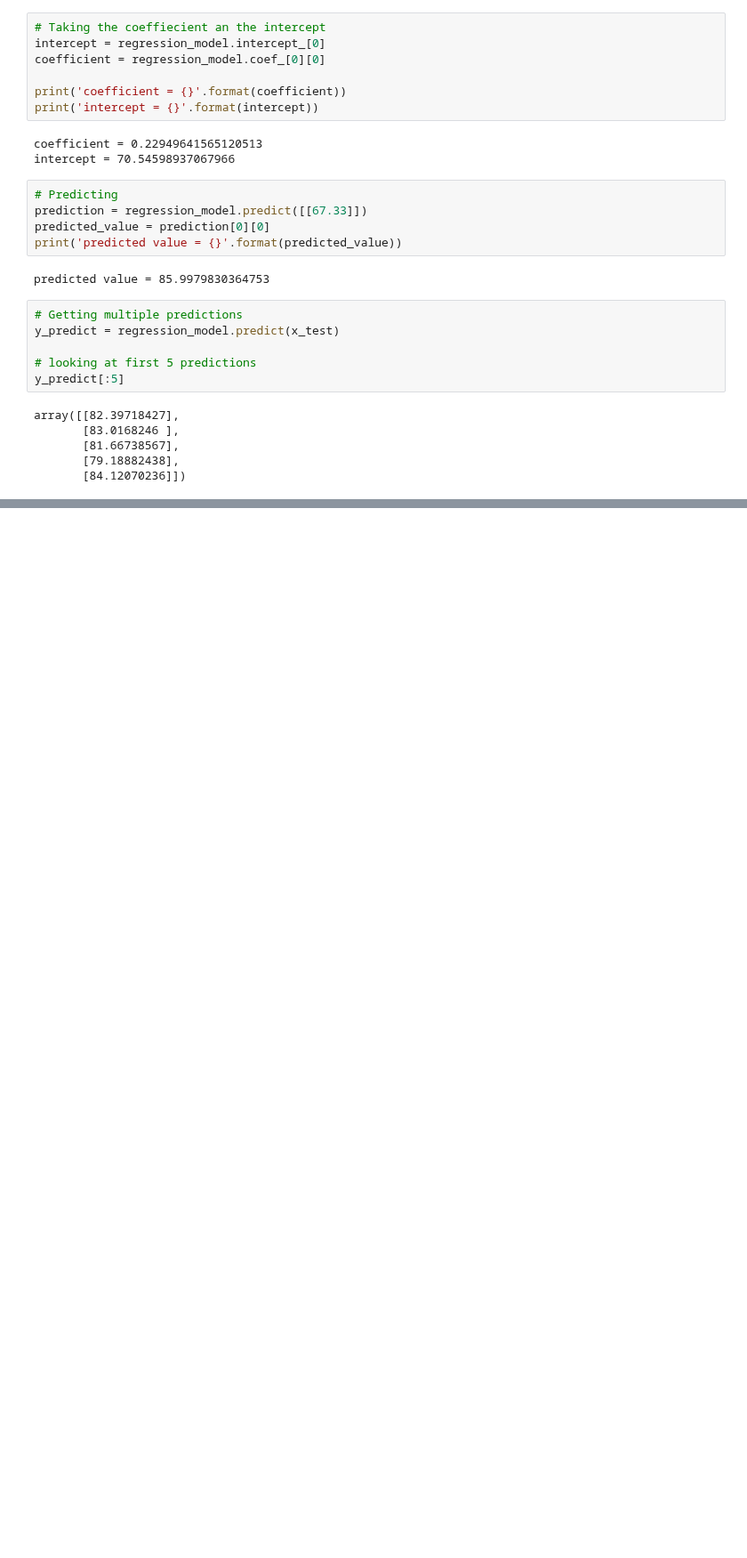
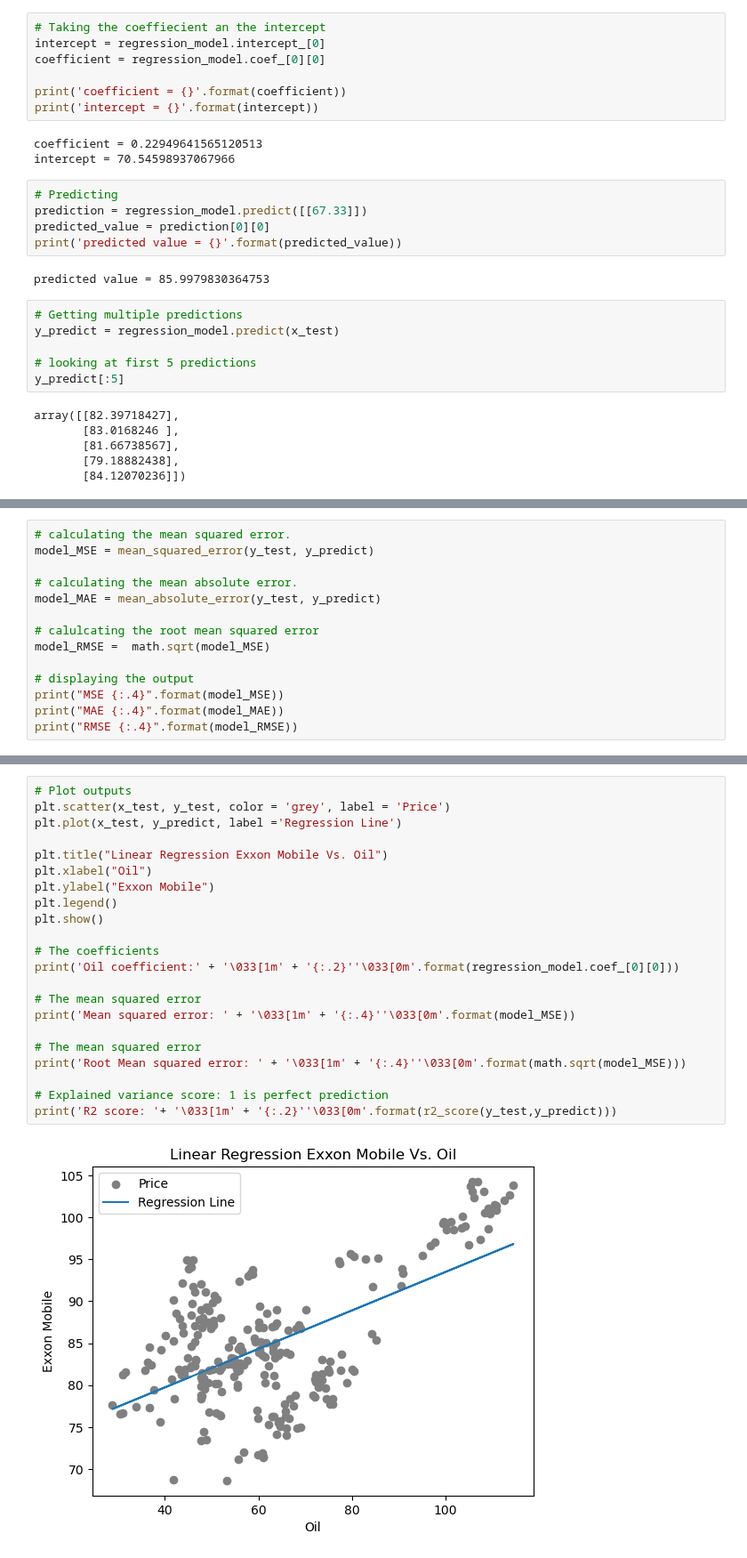
Before and after one commit to ekanshlakhyani/Machine_Learning_Data_Science_Finance, a Jupyter notebook: linear_regression/model.ipynb, the cells around one changed output, grey strips where cells are left out. Shown at 89% size. Saved outputs shown, nothing was run; the diff lists cells and outputs as text; blank space fills up the shorter version.

```diff
--- a/linear_regression/model.ipynb
+++ b/linear_regression/model.ipynb
@@ -196,0 +261,14 @@ est.conf_int()
+# %%
+# calculating the mean squared error.
+model_MSE = mean_squared_error(y_test, y_predict)
+
+# calculating the mean absolute error.
+model_MAE = mean_absolute_error(y_test, y_predict)
+
+# calulcating the root mean squared error
+model_RMSE =  math.sqrt(model_MSE)
+
+# displaying the output
+print("MSE {:.4}".format(model_MSE))
+print("MAE {:.4}".format(model_MAE))
+print("RMSE {:.4}".format(model_RMSE))
@@ -196,0 +322,24 @@ est.conf_int()
+# %%
+# Plot outputs
+plt.scatter(x_test, y_test, color = 'grey', label = 'Price')
+plt.plot(x_test, y_predict, label ='Regression Line')
+
+plt.title("Linear Regression Exxon Mobile Vs. Oil")
+plt.xlabel("Oil")
+plt.ylabel("Exxon Mobile")
+plt.legend()
+plt.show()
+
+# The coefficients
+print('Oil coefficient:' + '\033[1m' + '{:.2}''\033[0m'.format(regression_model.coef_[0][0]))
+
+# The mean squared error
+print('Mean squared error: ' + '\033[1m' + '{:.4}''\033[0m'.format(model_MSE))
+
+# The mean squared error
+print('Root Mean squared error: ' + '\033[1m' + '{:.4}''\033[0m'.format(math.sqrt(model_MSE)))
+
+# Explained variance score: 1 is perfect prediction
+print('R2 score: '+ '\033[1m' + '{:.2}''\033[0m'.format(r2_score(y_test,y_predict)))
+# %% [output]
+[figure, added]
```
Also changed, not shown: parts of 28 cells of this notebook, 3 other files.
